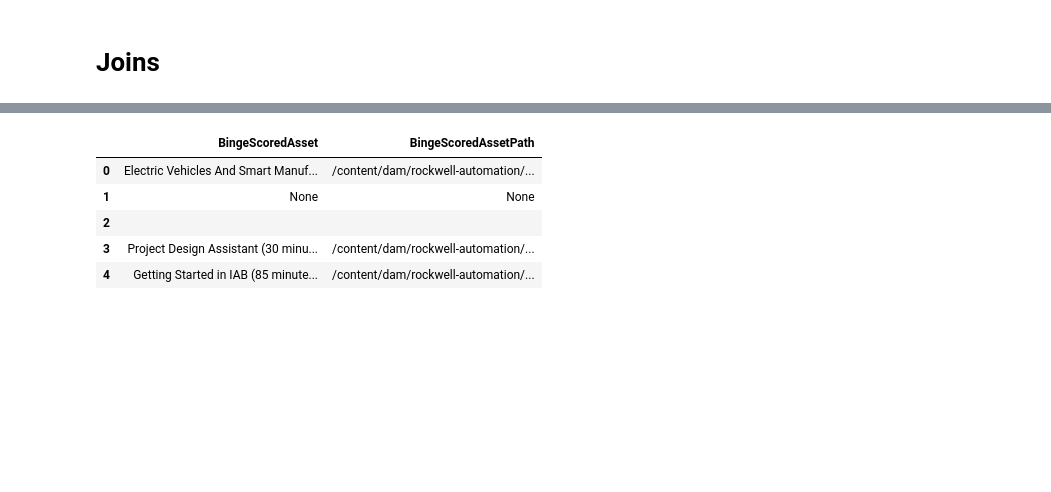
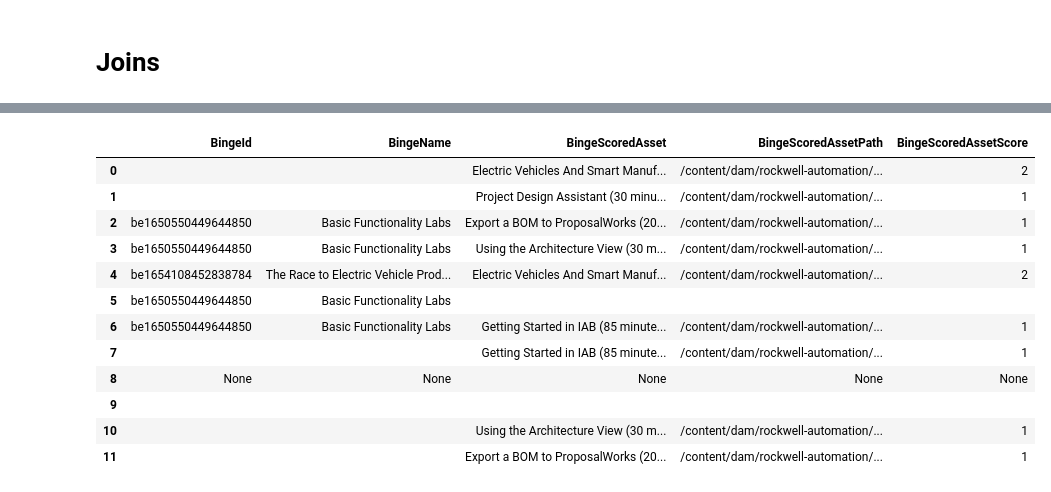
Before and after one commit to wyang-pisrc/ra-mdp, a Jupyter notebook: engagement_scoring/engagement_scoring.ipynb, the cells around one changed output, grey strips where cells are left out. Cells and saved outputs as stored; diff of their text form; code cells hidden in the pictures; blank space fills up the shorter version.

```diff
--- a/engagement_scoring/engagement_scoring.ipynb
+++ b/engagement_scoring/engagement_scoring.ipynb
@@ -196,17 +268,29 @@ query_db(
 # %%
-query_db(
+df = query_db(
     """
     SELECT DISTINCT
+        BingeId,
+        BingeName,
         BingeScoredAsset,
-        BingeScoredAssetPath
+        BingeScoredAssetPath,
+        BingeScoredAssetScore
     FROM aem.RawTraffic
-    WHERE VisitStartDateTime > '2022-06-01'
+    WHERE VisitStartDateTime >= '2022-06-01'
     """
 )
+df.to_csv("binge_assets.csv")
+df
 # %% [output]
-|  | BingeScoredAsset | BingeScoredAssetPath |
-| 0 | Electric Vehicles And Smart Manuf... | /content/dam/rockwell-automation/... |
-| 1 | None | None |
-| 2 |  |  |
-| 3 | Project Design Assistant (30 minu... | /content/dam/rockwell-automation/... |
-| 4 | Getting Started in IAB (85 minute... | /content/dam/rockwell-automation/... |
+|  | BingeId | BingeName | BingeScoredAsset | BingeScoredAssetPath | BingeScoredAssetScore |
+| 0 |  |  | Electric Vehicles And Smart Manuf... | /content/dam/rockwell-automation/... | 2 |
+| 1 |  |  | Project Design Assistant (30 minu... | /content/dam/rockwell-automation/... | 1 |
+| 2 | be1650550449644850 | Basic Functionality Labs | Export a BOM to ProposalWorks (20... | /content/dam/rockwell-automation/... | 1 |
+| 3 | be1650550449644850 | Basic Functionality Labs | Using the Architecture View (30 m... | /content/dam/rockwell-automation/... | 1 |
+| 4 | be1654108452838784 | The Race to Electric Vehicle Prod... | Electric Vehicles And Smart Manuf... | /content/dam/rockwell-automation/... | 2 |
+| 5 | be1650550449644850 | Basic Functionality Labs |  |  |  |
+| 6 | be1650550449644850 | Basic Functionality Labs | Getting Started in IAB (85 minute... | /content/dam/rockwell-automation/... | 1 |
+| 7 |  |  | Getting Started in IAB (85 minute... | /content/dam/rockwell-automation/... | 1 |
+| 8 | None | None | None | None | None |
+| 9 |  |  |  |  |  |
+| 10 |  |  | Using the Architecture View (30 m... | /content/dam/rockwell-automation/... | 1 |
+| 11 |  |  | Export a BOM to ProposalWorks (20... | /content/dam/rockwell-automation/... | 1 |
```
Also changed, not shown: parts of 10 cells of this notebook, 6 other files.
